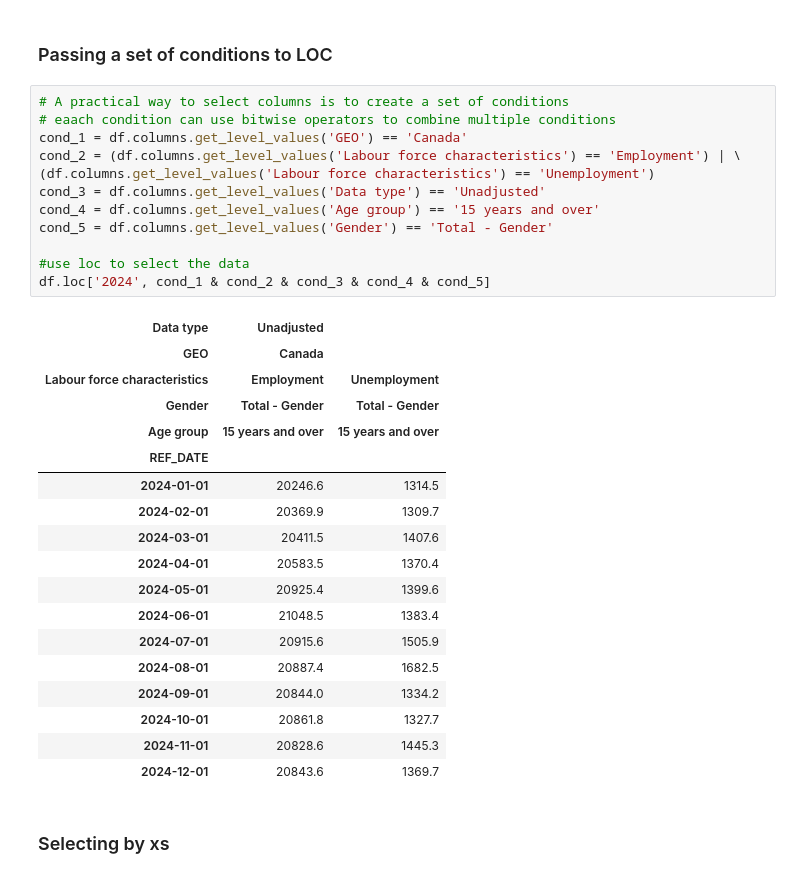
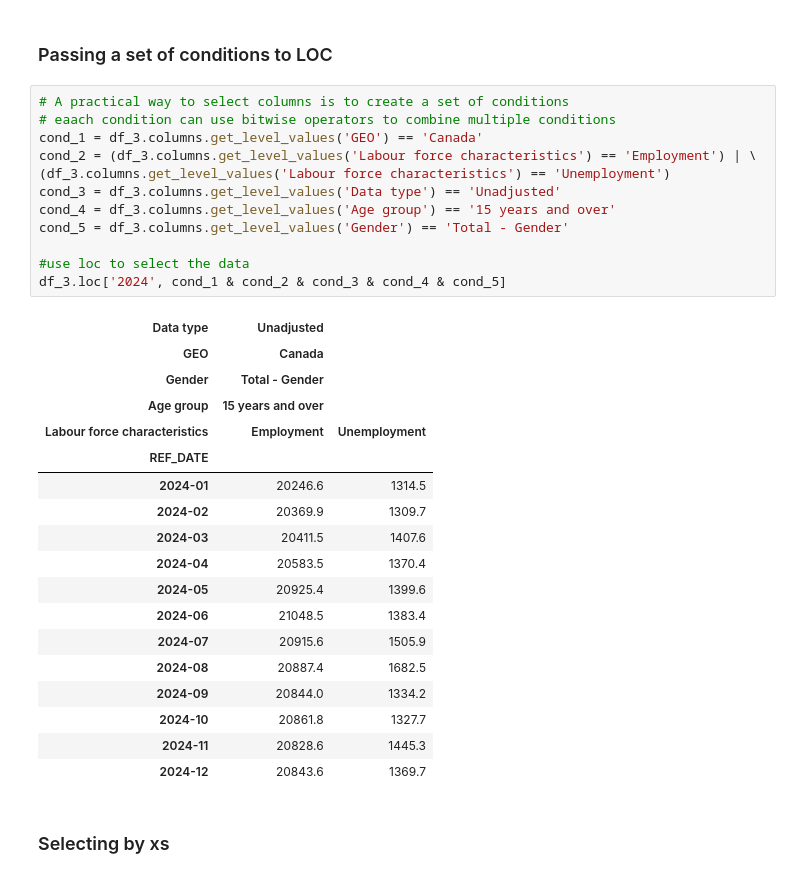
Before and after one commit to mahdi-ghafarian/pandas, a Jupyter notebook: panel_data.ipynb, the cells around one changed output. Saved outputs shown, nothing was run; the diff lists cells and outputs as text.

```diff
--- a/panel_data.ipynb
+++ b/panel_data.ipynb
@@ -391,34 +390,34 @@ df.loc['2024', [('Seasonally adjusted', 'Canada', 'Employment',
 # %%
 # A practical way to select columns is to create a set of conditions
 # eaach condition can use bitwise operators to combine multiple conditions
-cond_1 = df.columns.get_level_values('GEO') == 'Canada'
-cond_2 = (df.columns.get_level_values('Labour force characteristics') == 'Employment') | \
-(df.columns.get_level_values('Labour force characteristics') == 'Unemployment')
-cond_3 = df.columns.get_level_values('Data type') == 'Unadjusted'
-cond_4 = df.columns.get_level_values('Age group') == '15 years and over'
-cond_5 = df.columns.get_level_values('Gender') == 'Total - Gender'
+cond_1 = df_3.columns.get_level_values('GEO') == 'Canada'
+cond_2 = (df_3.columns.get_level_values('Labour force characteristics') == 'Employment') | \
+(df_3.columns.get_level_values('Labour force characteristics') == 'Unemployment')
+cond_3 = df_3.columns.get_level_values('Data type') == 'Unadjusted'
+cond_4 = df_3.columns.get_level_values('Age group') == '15 years and over'
+cond_5 = df_3.columns.get_level_values('Gender') == 'Total - Gender'
 
 #use loc to select the data
-df.loc['2024', cond_1 & cond_2 & cond_3 & cond_4 & cond_5]
+df_3.loc['2024', cond_1 & cond_2 & cond_3 & cond_4 & cond_5]
 # %% [output]
 | Data type | Unadjusted |  |
 | GEO | Canada |  |
+| Gender | Total - Gender |  |
+| Age group | 15 years and over |  |
 | Labour force characteristics | Employment | Unemployment |
-| Gender | Total - Gender | Total - Gender |
-| Age group | 15 years and over | 15 years and over |
 | REF_DATE |  |  |
-| 2024-01-01 | 20246.6 | 1314.5 |
-| 2024-02-01 | 20369.9 | 1309.7 |
-| 2024-03-01 | 20411.5 | 1407.6 |
-| 2024-04-01 | 20583.5 | 1370.4 |
-| 2024-05-01 | 20925.4 | 1399.6 |
-| 2024-06-01 | 21048.5 | 1383.4 |
-| 2024-07-01 | 20915.6 | 1505.9 |
-| 2024-08-01 | 20887.4 | 1682.5 |
-| 2024-09-01 | 20844.0 | 1334.2 |
-| 2024-10-01 | 20861.8 | 1327.7 |
-| 2024-11-01 | 20828.6 | 1445.3 |
-| 2024-12-01 | 20843.6 | 1369.7 |
+| 2024-01 | 20246.6 | 1314.5 |
+| 2024-02 | 20369.9 | 1309.7 |
+| 2024-03 | 20411.5 | 1407.6 |
+| 2024-04 | 20583.5 | 1370.4 |
+| 2024-05 | 20925.4 | 1399.6 |
+| 2024-06 | 21048.5 | 1383.4 |
+| 2024-07 | 20915.6 | 1505.9 |
+| 2024-08 | 20887.4 | 1682.5 |
+| 2024-09 | 20844.0 | 1334.2 |
+| 2024-10 | 20861.8 | 1327.7 |
+| 2024-11 | 20828.6 | 1445.3 |
+| 2024-12 | 20843.6 | 1369.7 |
 # %% [markdown]
 ### Selecting by xs
 # %%
```
Also changed, not shown: parts of 17 cells of this notebook.
